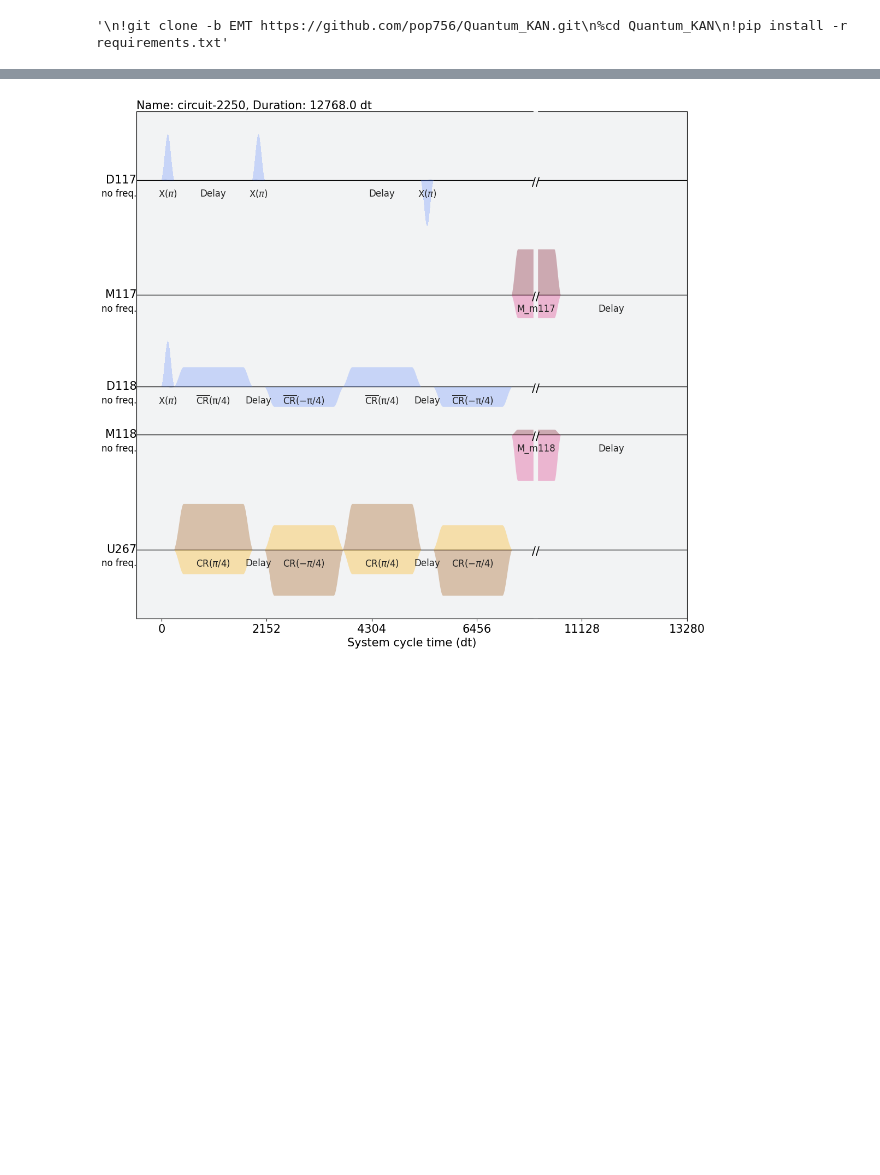
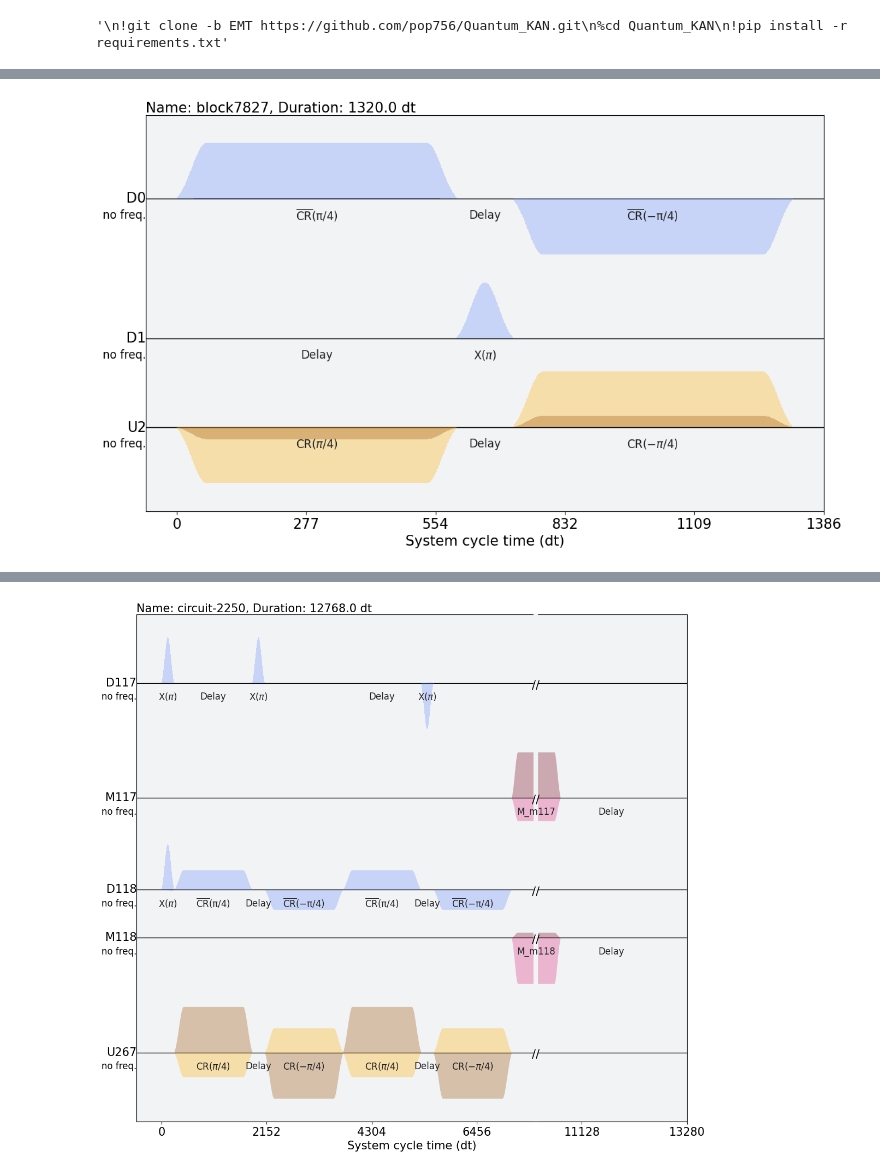
Before and after one commit to pop756/Quantum_KAN, a Jupyter notebook: Real_backend.ipynb, the cells around one changed output, grey strips where cells are left out. Drawn from its saved outputs; the diff is of its cells as text; code cells hidden in the pictures; blank space fills up the shorter version.

```diff
--- a/Real_backend.ipynb
+++ b/Real_backend.ipynb
@@ -154,0 +520,6 @@ pulse_schedule.draw()
+# %%
+stretch=1.5
+ZNE_factor=[1,1.8,2.2,2.6]
+backend_brisbane = service.backend('ibm_brisbane')
+zne_brisbane = ZNE(trotterized_ising_circuit,hamiltonian,backend_brisbane ,[0,1,2,3,4,5,6,7],stretch=stretch,ZNE_factor=ZNE_factor)
+zne_brisbane.make_data()
@@ -154,0 +537,4 @@ pulse_schedule.draw()
+# %%
+backend_osaka = service.backend('ibm_osaka')
+zne_osaka = ZNE(trotterized_ising_circuit,hamiltonian,backend_osaka,[0,1,2,3,4,5,6,7],stretch=1,ZNE_factor=ZNE_factor)
+zne_osaka.make_data()
@@ -154,0 +544,9 @@ pulse_schedule.draw()
+# %%
+import torch
+zne_osaka.run()
+def get_data(zne):
+    return zne.train_label,zne.validation_label,zne.train_data,zne.validation_data
+
+train_label,validation_label,train_data,validation_data = get_data(zne_osaka)
+# %%
+backend_error,backend_ecr = zne_osaka.ZNE_pulse(0)
@@ -154,0 +557,4 @@ pulse_schedule.draw()
+# %%
+backend_ecr.target['ecr'][(1,0)].calibration.draw()
+# %% [output]
+[figure, added]
```
Also changed, not shown: parts of 27 cells of this notebook, 18 other files.
